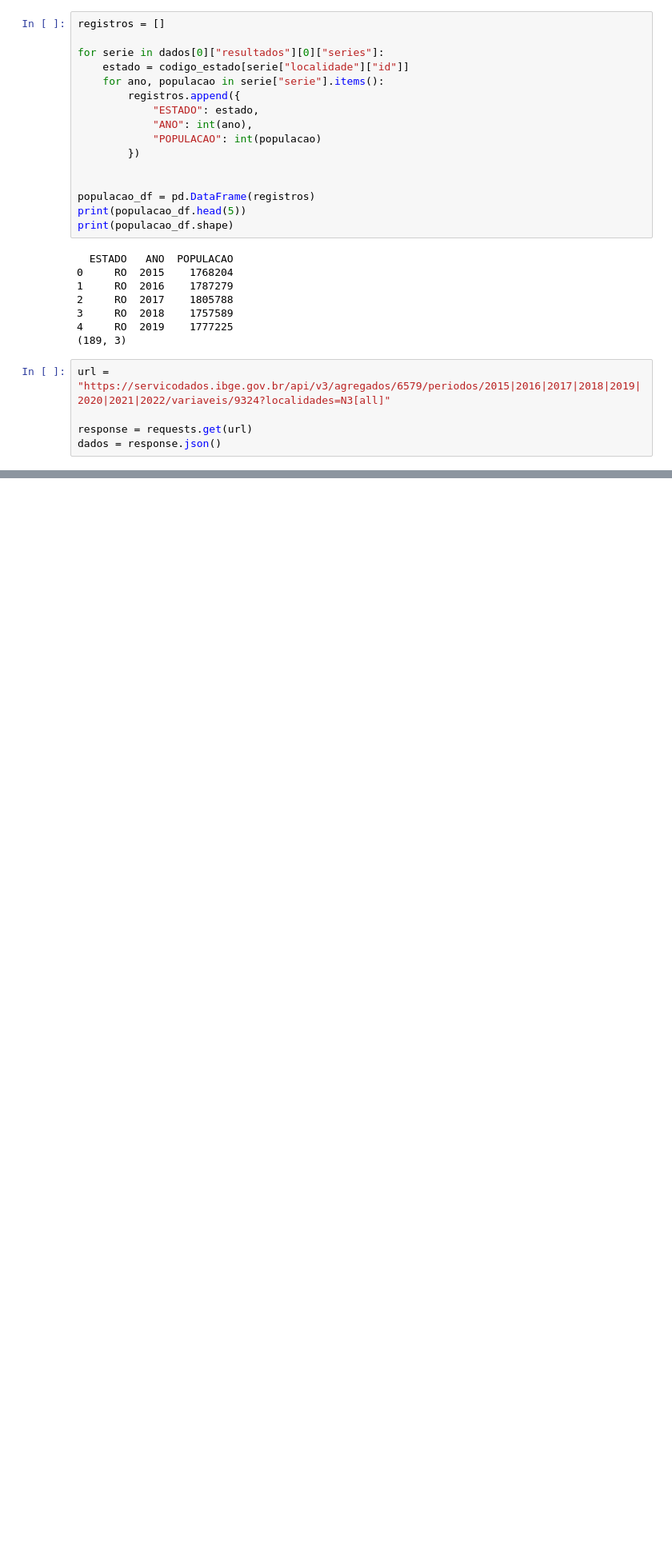
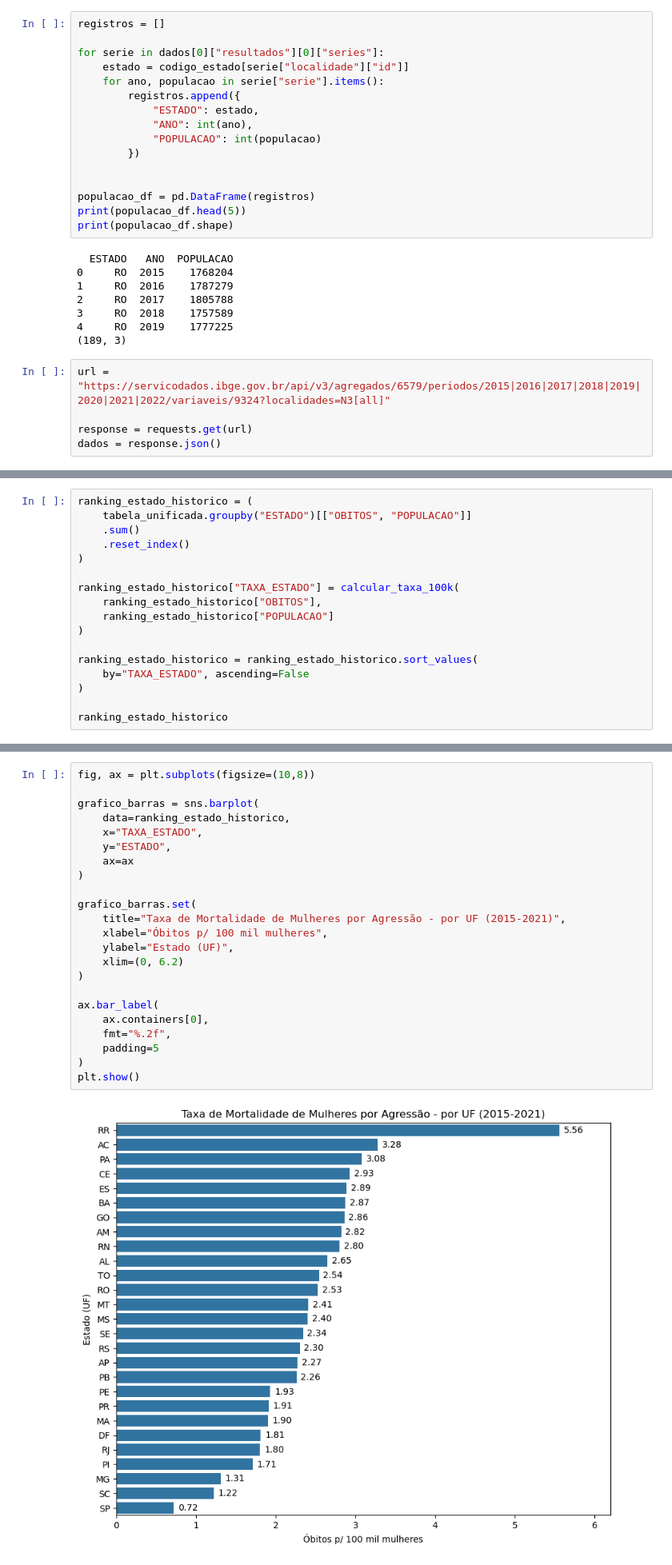
Before and after one commit to GustavoCyrilo/violencia_feminina_datasus, a Jupyter notebook: analise_mortalidade.ipynb, the cells around one changed output, grey strips where cells are left out. Shown at 80% size. Saved outputs shown, nothing was run; the diff lists cells and outputs as text; blank space fills up the shorter version.

```diff
--- a/analise_mortalidade.ipynb
+++ b/analise_mortalidade.ipynb
@@ -148,0 +258,17 @@ print(sorted(violencia_feminina["ANO"].unique()))
+# %%
+ranking_estado_historico = (
+    tabela_unificada.groupby("ESTADO")[["OBITOS", "POPULACAO"]]
+    .sum()
+    .reset_index()
+)
+
+ranking_estado_historico["TAXA_ESTADO"] = calcular_taxa_100k(
+    ranking_estado_historico["OBITOS"],
+    ranking_estado_historico["POPULACAO"]
+)
+
+ranking_estado_historico = ranking_estado_historico.sort_values(
+    by="TAXA_ESTADO", ascending=False
+)
+
+ranking_estado_historico
@@ -148,0 +293,25 @@ print(sorted(violencia_feminina["ANO"].unique()))
+# %%
+fig, ax = plt.subplots(figsize=(10,8))
+
+grafico_barras = sns.barplot(
+    data=ranking_estado_historico,
+    x="TAXA_ESTADO",
+    y="ESTADO",
+    ax=ax
+)
+
+grafico_barras.set(
+    title="Taxa de Mortalidade de Mulheres por Agressão - por UF (2015-2021)",
+    xlabel="Óbitos p/ 100 mil mulheres",
+    ylabel="Estado (UF)",
+    xlim=(0, 6.2)
+)
+
+ax.bar_label(
+    ax.containers[0],
+    fmt="%.2f",
+    padding=5
+)
+plt.show()
+# %% [output]
+[figure, added]
```
Also changed, not shown: parts of 19 cells of this notebook, 1 other file.
